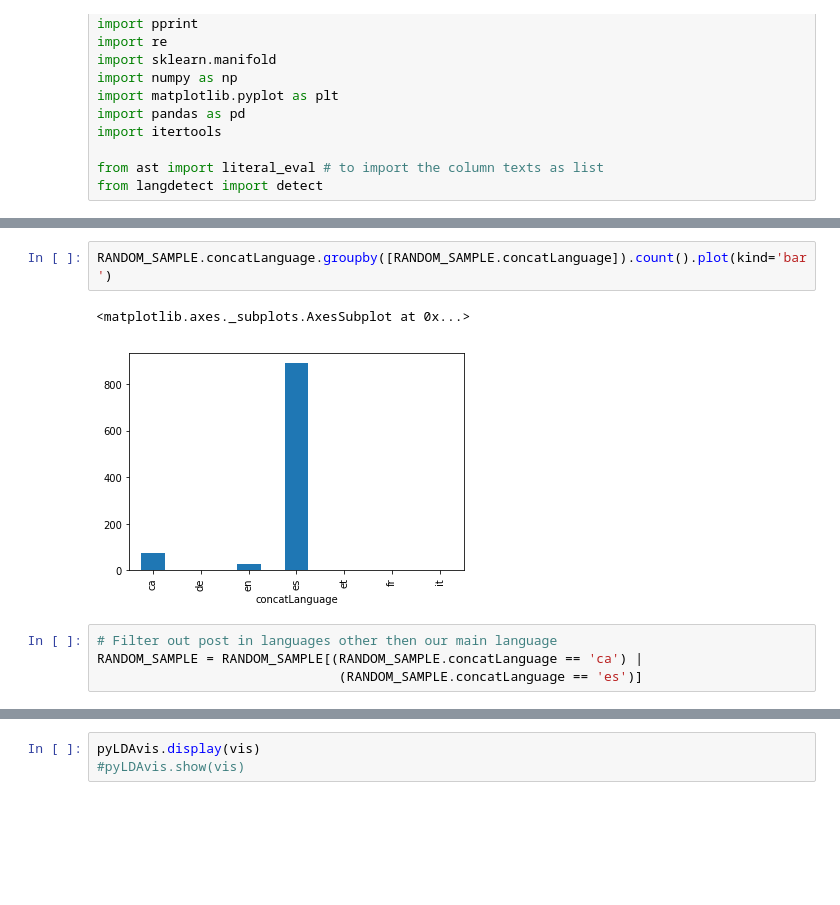
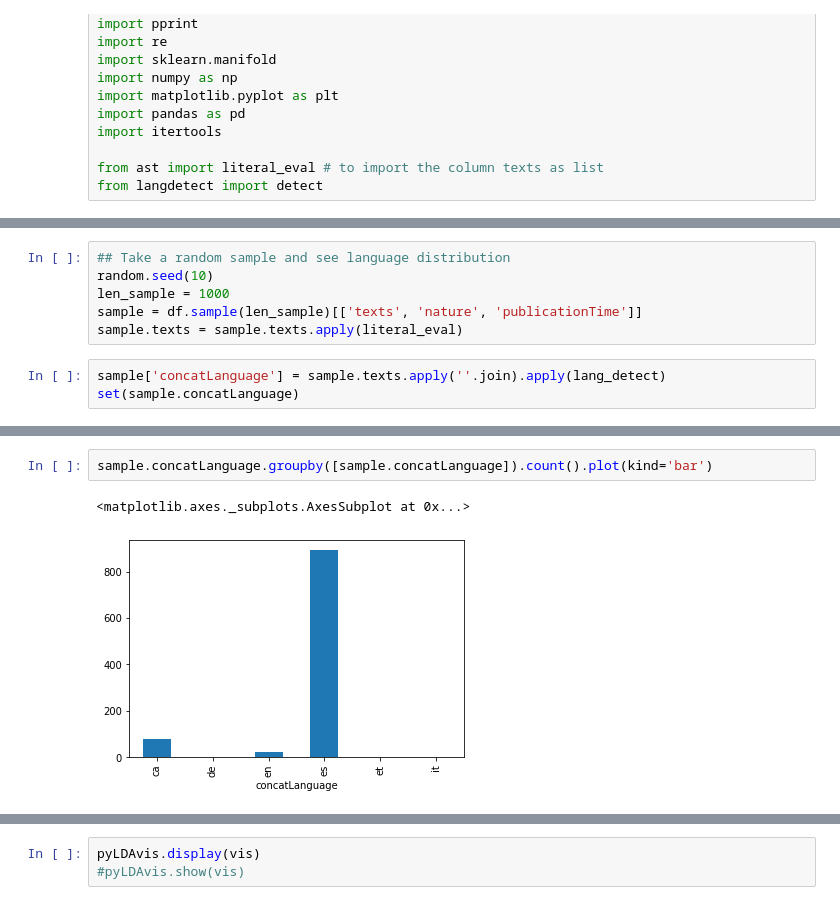
Before and after one commit to tracking-exposed/dashboard, a Jupyter notebook: FB_topics.ipynb, the cells around one changed output, grey strips where cells are left out. Drawn from its saved outputs; the diff is of its cells as text; blank space fills up the shorter version.

```diff
--- a/FB_topics.ipynb
+++ b/FB_topics.ipynb
@@ -109,0 +95,9 @@ set(RANDOM_SAMPLE.concatLanguage)
+# %%
+## Take a random sample and see language distribution
+random.seed(10)
+len_sample = 1000
+sample = df.sample(len_sample)[['texts', 'nature', 'publicationTime']]
+sample.texts = sample.texts.apply(literal_eval)
+# %%
+sample['concatLanguage'] = sample.texts.apply(''.join).apply(lang_detect)
+set(sample.concatLanguage)
@@ -110,9 +117,5 @@ set(RANDOM_SAMPLE.concatLanguage)
 # %%
-RANDOM_SAMPLE.concatLanguage.groupby([RANDOM_SAMPLE.concatLanguage]).count().plot(kind='bar')
+sample.concatLanguage.groupby([sample.concatLanguage]).count().plot(kind='bar')
 # %% [output]
 <matplotlib.axes._subplots.AxesSubplot at 0x...>
-[figure, old version]
+[figure, new version]
-# %%
-# Filter out post in languages other then our main language
-RANDOM_SAMPLE = RANDOM_SAMPLE[(RANDOM_SAMPLE.concatLanguage == 'ca') |
-                               (RANDOM_SAMPLE.concatLanguage == 'es')]
```
Also changed, not shown: parts of 42 cells of this notebook.
